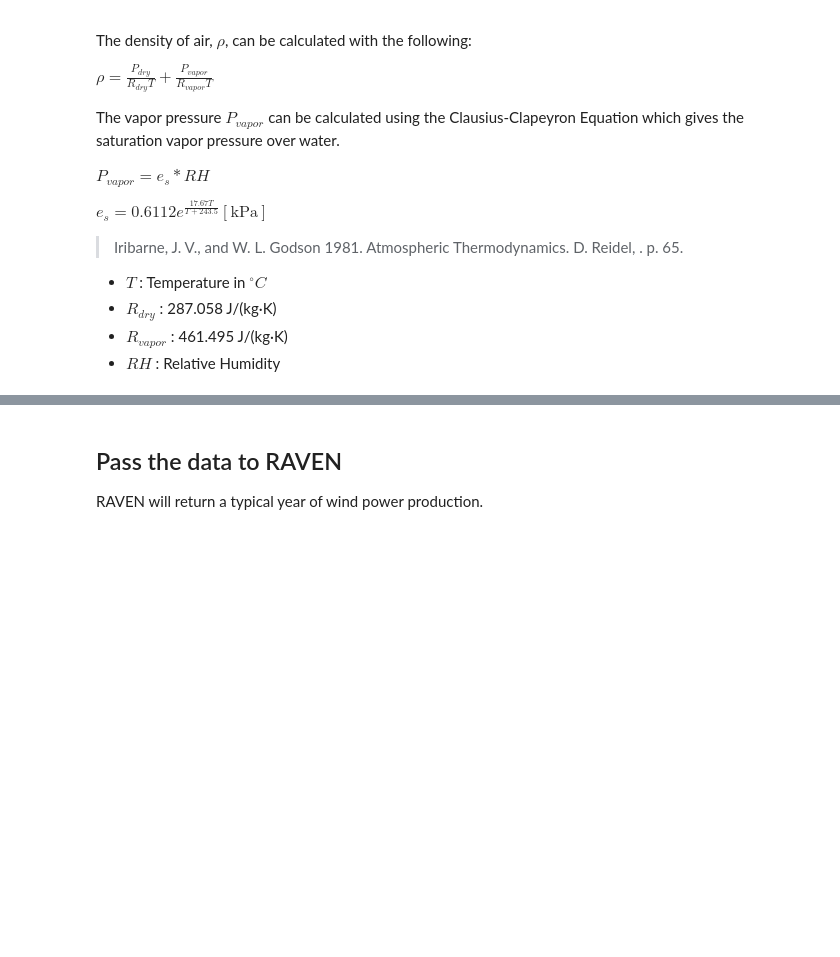
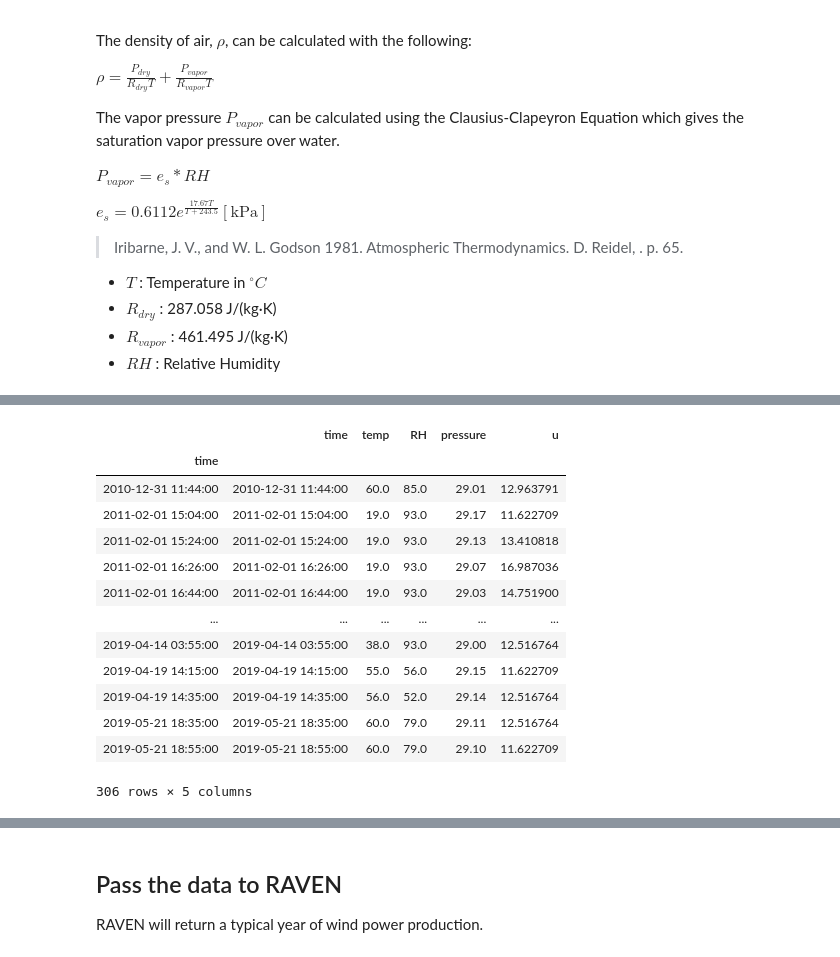
Before and after one commit to arfc/pride, a Jupyter notebook: data_processing/wind_power.ipynb, the cells around one changed output, grey strips where cells are left out. Cells and saved outputs as stored; diff of their text form; code cells hidden in the pictures; blank space fills up the shorter version.

```diff
--- a/data_processing/wind_power.ipynb
+++ b/data_processing/wind_power.ipynb
@@ -167,3 +229,20 @@ $e_s = 0.6112e^{\frac{17.67T}{T+243.5}} [\text{kPa}]$
+# %%
+lincoln_wind[lincoln_wind['u'] >= 11.5]
+# %% [output]
+|  | time | temp | RH | pressure | u |
+| time |  |  |  |  |  |
+| 2010-12-31 11:44:00 | 2010-12-31 11:44:00 | 60.0 | 85.0 | 29.01 | 12.963791 |
+| 2011-02-01 15:04:00 | 2011-02-01 15:04:00 | 19.0 | 93.0 | 29.17 | 11.622709 |
+| 2011-02-01 15:24:00 | 2011-02-01 15:24:00 | 19.0 | 93.0 | 29.13 | 13.410818 |
+| 2011-02-01 16:26:00 | 2011-02-01 16:26:00 | 19.0 | 93.0 | 29.07 | 16.987036 |
+| 2011-02-01 16:44:00 | 2011-02-01 16:44:00 | 19.0 | 93.0 | 29.03 | 14.751900 |
+| ... | ... | ... | ... | ... | ... |
+| 2019-04-14 03:55:00 | 2019-04-14 03:55:00 | 38.0 | 93.0 | 29.00 | 12.516764 |
+| 2019-04-19 14:15:00 | 2019-04-19 14:15:00 | 55.0 | 56.0 | 29.15 | 11.622709 |
+| 2019-04-19 14:35:00 | 2019-04-19 14:35:00 | 56.0 | 52.0 | 29.14 | 12.516764 |
+| 2019-05-21 18:35:00 | 2019-05-21 18:35:00 | 60.0 | 79.0 | 29.11 | 12.516764 |
+| 2019-05-21 18:55:00 | 2019-05-21 18:55:00 | 60.0 | 79.0 | 29.10 | 11.622709 |
+306 rows × 5 columns
 # %%
 # convert the temperature to Celsius
 to_celsius = lambda T : (T-32)*5/9
```
Also changed, not shown: parts of 34 cells of this notebook.
